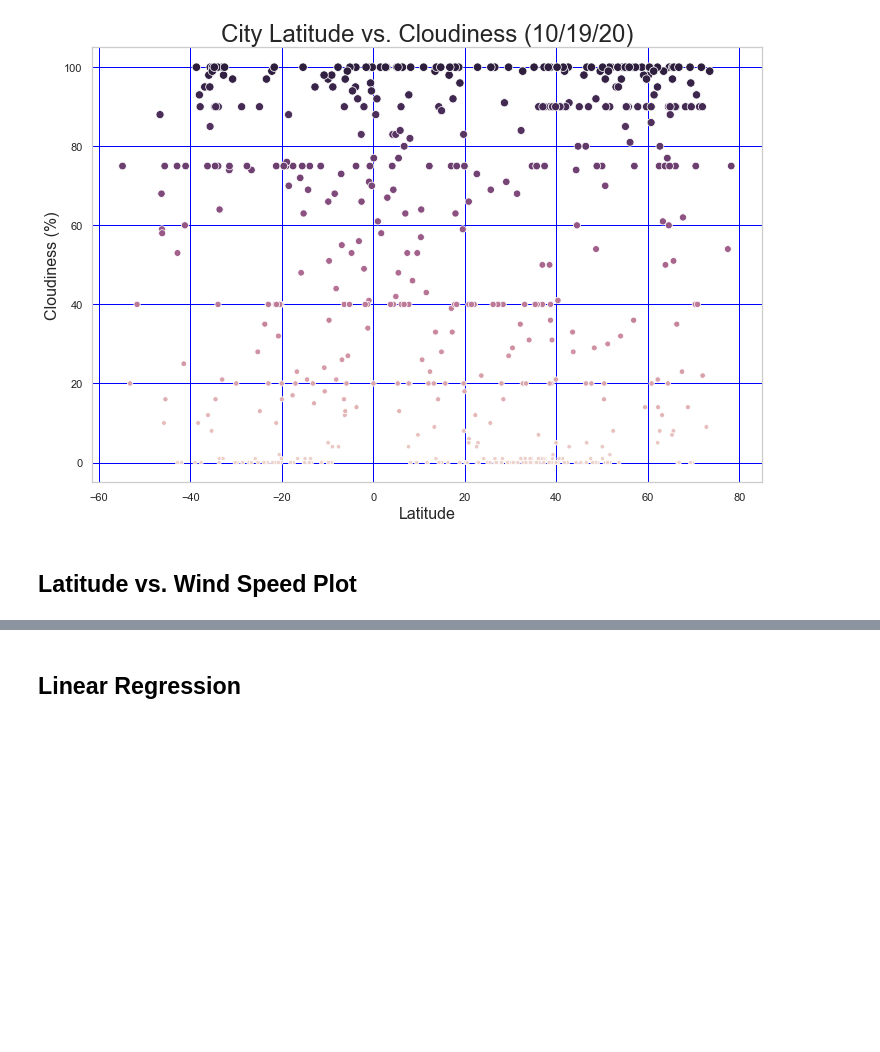
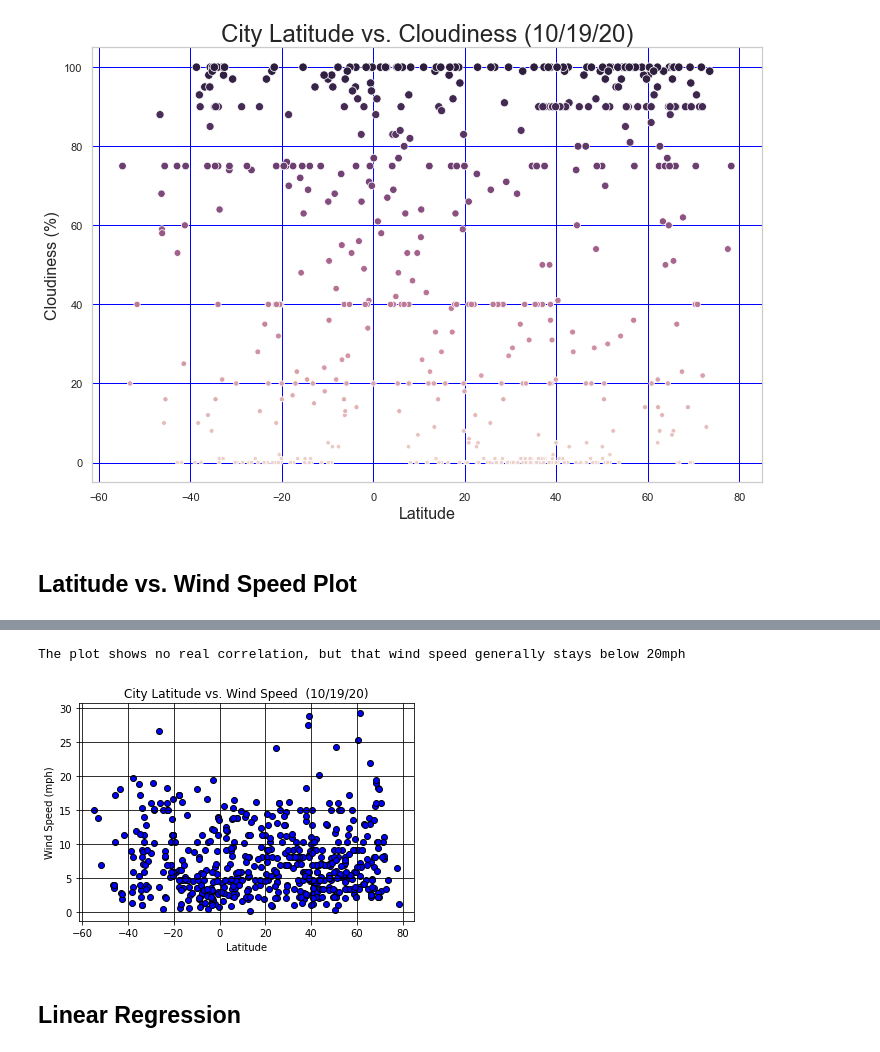
Before and after one commit to benwbarr/Python-API, a Jupyter notebook: WeatherPy/WeatherPy.ipynb, the cells around one changed output, grey strips where cells are left out. Cells and saved outputs as stored; diff of their text form; code cells hidden in the pictures; blank space fills up the shorter version.

Commit message:
Redid some work that went away and added figure images

```diff
--- a/WeatherPy/WeatherPy.ipynb
+++ b/WeatherPy/WeatherPy.ipynb
@@ -284,2 +289,15 @@ plt.grid (b=True,which='major',axis='both',linestyle='-',color='blue')
+# %%
+#Latitude vs Wind Speed Plot
+plt.scatter(weather_df['Lat'],weather_df['Wind Speed'],edgecolors='black',facecolors='b')
+plt.title('City Latitude vs. Wind Speed  (10/19/20)')
+plt.xlabel('Latitude')
+plt.ylabel('Wind Speed (mph)')
+plt.grid (b=True,which='major',axis='both',linestyle='-',color='black')
+plt.savefig('Figures/LvW.png')
+print(f'The plot shows no real correlation, but that wind speed generally stays below 20mph')
+plt.show()
+# %% [output]
+The plot shows no real correlation, but that wind speed generally stays below 20mph
+[figure, added]
 # %% [markdown]
 ## Linear Regression
```
Also changed, not shown: parts of 22 cells of this notebook, 14 other files.
